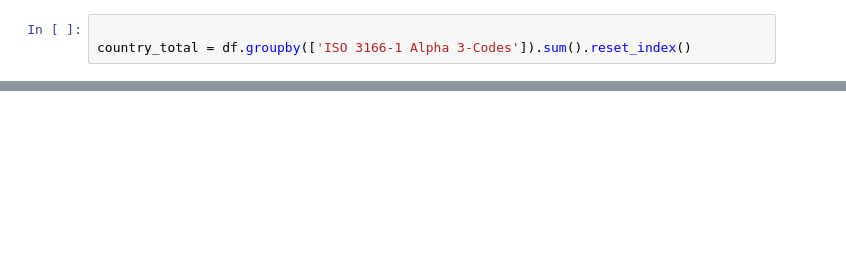
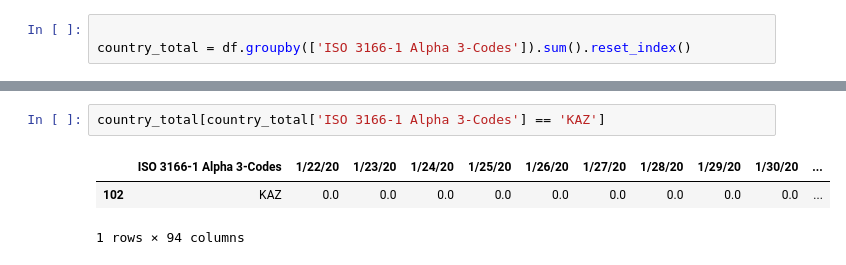
Before and after one commit to MFHolm/socialData, a Jupyter notebook: map_visualisation.ipynb, the cells around one changed output, grey strips where cells are left out. Cells and saved outputs as stored; diff of their text form; blank space fills up the shorter version.

```diff
--- a/map_visualisation.ipynb
+++ b/map_visualisation.ipynb
@@ -142,2 +144,8 @@ country_total = df.groupby(['ISO 3166-1 Alpha 3-Codes']).sum().reset_index()
+# %%
+country_total[country_total['ISO 3166-1 Alpha 3-Codes'] == 'KAZ']
+# %% [output]
+|  | ISO 3166-1 Alpha 3-Codes | 1/22/20 | 1/23/20 | 1/24/20 | 1/25/20 | 1/26/20 | 1/27/20 | 1/28/20 | 1/29/20 | 1/30/20 | ... |
+| 102 | KAZ | 0.0 | 0.0 | 0.0 | 0.0 | 0.0 | 0.0 | 0.0 | 0.0 | 0.0 | ... |
+1 rows × 94 columns
 # %%
 from bokeh.io import curdoc, output_notebook
```
Also changed, not shown: parts of 9 cells of this notebook, 1 other file.
